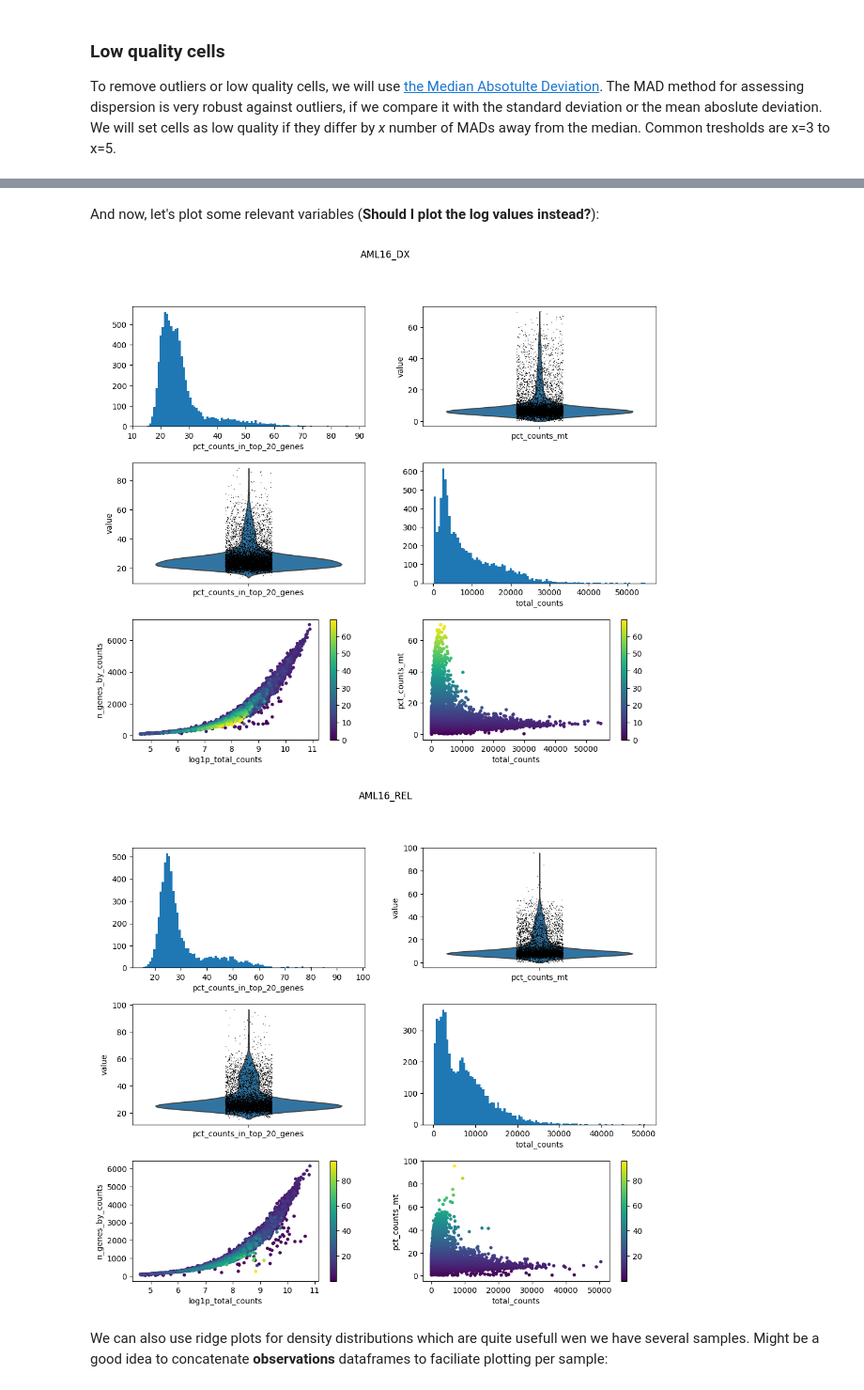
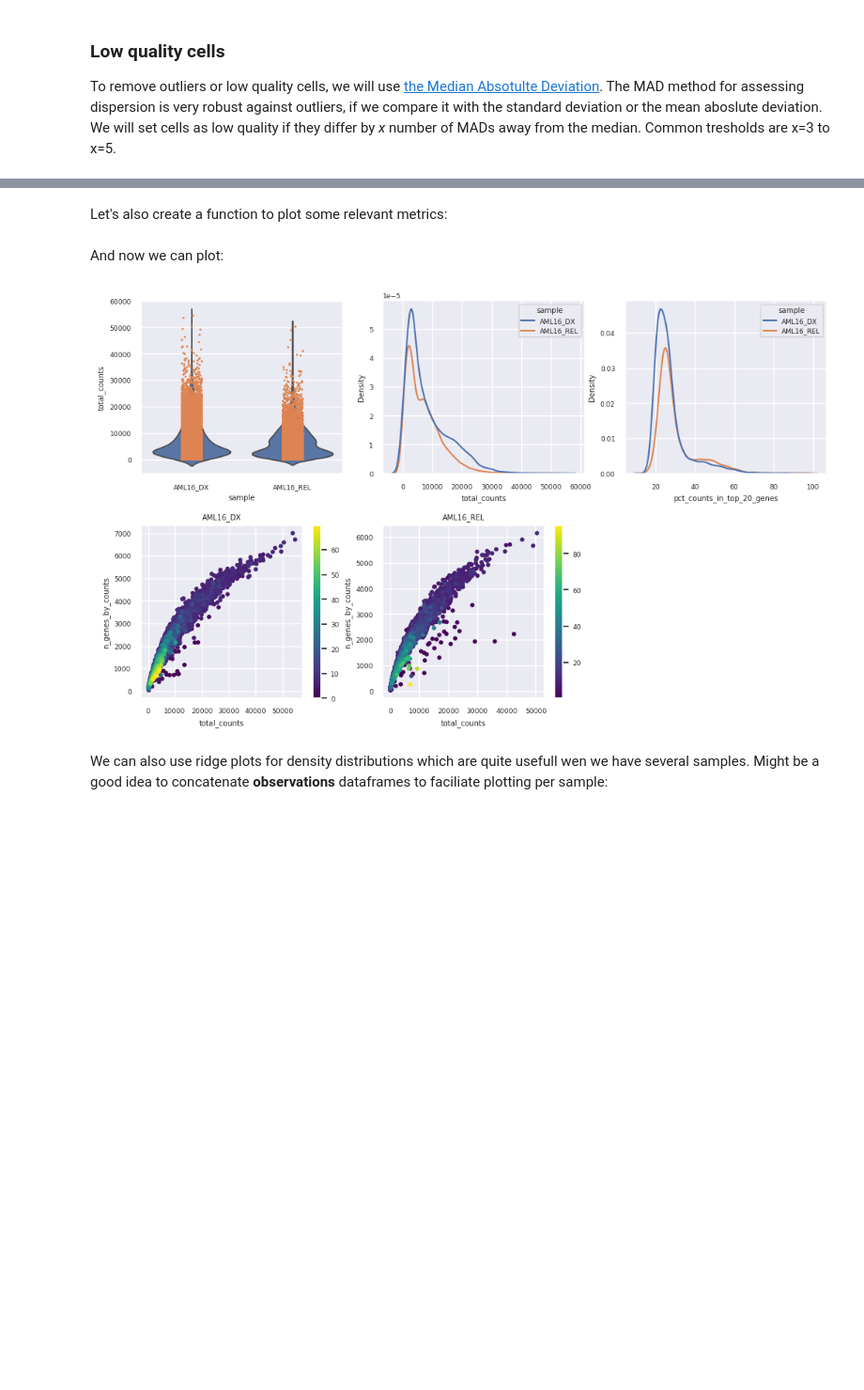
Before and after one commit to FernandoDuarteF/Jupyter-scRNA-seq, a Jupyter notebook: QC/QC.ipynb, the cells around one changed output, grey strips where cells are left out. Shown: that part at 94% size. Saved outputs shown, nothing was run; the diff lists cells and outputs as text; code cells hidden in the pictures; blank space fills up the shorter version.

```diff
--- a/QC/QC.ipynb
+++ b/QC/QC.ipynb
@@ -250,7 +191,7 @@ Since we already calculated the quality metrics abovee, let's do some data explo
 # %%
-def scatter_plot(adata, axe, fig, var1: str, var2: str, colby: str):
+def scatter_plot(adata, axe, fig, xvar="total_counts", yvar="n_genes_by_counts", colby="pct_counts_mt"):
     # We sort the mt counts as we want to bring to the front the hightest pc_counts_mt points, colored by hue
-    plot = sns.scatterplot(x=var1, y=var2, data=adata.obs.sort_values(colby), ax=axe, hue=colby, palette="viridis", size=0.1, linewidth=0)
+    plot = sns.scatterplot(x=xvar, y=yvar, data=adata.obs.sort_values(colby), ax=axe, hue=colby, palette="viridis", size=0.1, linewidth=0)
     norm = plt.Normalize(adata.obs[colby].min(), adata.obs[colby].max()) # To add color bar
     sm = plt.cm.ScalarMappable(cmap="viridis", norm=norm) # To add color bar
     sm.set_array([]) # To add color bar
@@ -258,32 +199,50 @@ def scatter_plot(adata, axe, fig, var1: str, var2: str, colby: str):
     colorbar = fig.colorbar(sm, ax=axe) # To add color bar
     return plt, colorbar
 # %% [markdown]
-And now, let's plot some relevant variables (**Should I plot the log values instead?**):
+Let's also create a function to plot some relevant metrics:
-# %%
-for adata in adatas:
-    fig, ax = plt.subplots(3,2, figsize=(12,10))
-    fig.suptitle(adata.obs["sample"].iloc[0])
-
-    plt.subplots_adjust(wspace=0.25, hspace=0.3)
-
-    plt1 = ax[0, 0].hist(adata.obs["pct_counts_in_top_20_genes"], bins = 100) #ax[row,column]
-    ax[0, 0].set_xlabel("pct_counts_in_top_20_genes")
-
-    plt2 = sc.plotting.violin(adata, "pct_counts_mt", ax=ax[0,1], show = False)
-
-    plt3 = sc.plotting.violin(adata, "pct_counts_in_top_20_genes", ax=ax[1,0], show = False)
-
-    plt5 = ax[1,1].hist(adata.obs["total_counts"], bins = 100)
-    ax[1,1].set_xlabel("total_counts")
-
-    scatter_plot(adata, ax[2,0], fig, "log1p_total_counts", "n_genes_by_counts", "pct_counts_mt")
-
-    scatter_plot(adata, ax[2,1], fig, "total_counts", "pct_counts_mt", "pct_counts_mt")
-    #ax[2,1].set_axis_off()
-    #plt4 = sc.plotting.scatter(adata, "total_counts", "n_genes_by_counts", color="pct_counts_mt", title = "")
-# For a workaround on this plot (there is a problem with plot4's the legend) check https://github.com/scverse/scanpy/issues/1258
-# %% [output]
-[figure, removed]
-[figure, removed]
+# %%
+def violin_dis_plot(adatas, var1="total_counts", var2="sample", var3="pct_counts_in_top_20_genes", hue=None, sort=False):
+    # Create a dataframe cocatenating each sample for some of the plots
+    df = pd.concat([adata.obs for adata in adatas])
+
+    # Set figure and number of axes (/3 cause we have 3 columns)
+    n_rows = math.ceil(len(adatas)/3) # This will always round up (Python round() round to the nearest even number)
+
+    fig, axs = plt.subplots(1+n_rows,3, figsize=(12, 7)) # Add + 1 as we the first row is taken by the violin and density distribution plot (first three axes)
+    # Add some extra space between plots
+    fig.subplots_adjust(hspace=0.3)
+
+    # Conver array to one dimension to easyly iterate
+    axs = axs.flat # We will always have more than one row so is ok to do this
+
+    sns.set(font_scale=0.6)
+
+    if sort == True:
+        df = df.sort_values(hue)
+
+    if hue != None:
+        palette = "hls"
+    else:
+        palette = None
+
+    sns.violinplot(x=var2, y=var1, data=df, ax=axs[0])
+    sns.stripplot(x=var2, y=var1, data=df, size=2, jitter=0.1, hue=hue, ax=axs[0], palette=palette)
+
+    # Plot probability distributions
+    sns.kdeplot(df, x=var1, hue=var2, ax=axs[1])
+    sns.kdeplot(df, x=var3, hue=var2, ax=axs[2])
+
+    for ax in axs[3:]:
+        ax.axis("off")
+    for adata,ax in zip(adatas,axs[3:]):
+        ax.axis("on")
+        scatter_plot(adata, ax, fig)
+        ax.set_title(adata.obs["sample"].iloc[0])
+# %% [markdown]
+And now we can plot:
+# %%
+violin_dis_plot(adatas)
+# %% [output]
+[figure, added]
 # %% [markdown]
 We can also use ridge plots for density distributions which are quite usefull wen we have several samples. Might be a good idea to concatenate **observations** dataframes to faciliate plotting per sample:
```
Also changed, not shown: parts of 80 cells of this notebook, 1 other file.
